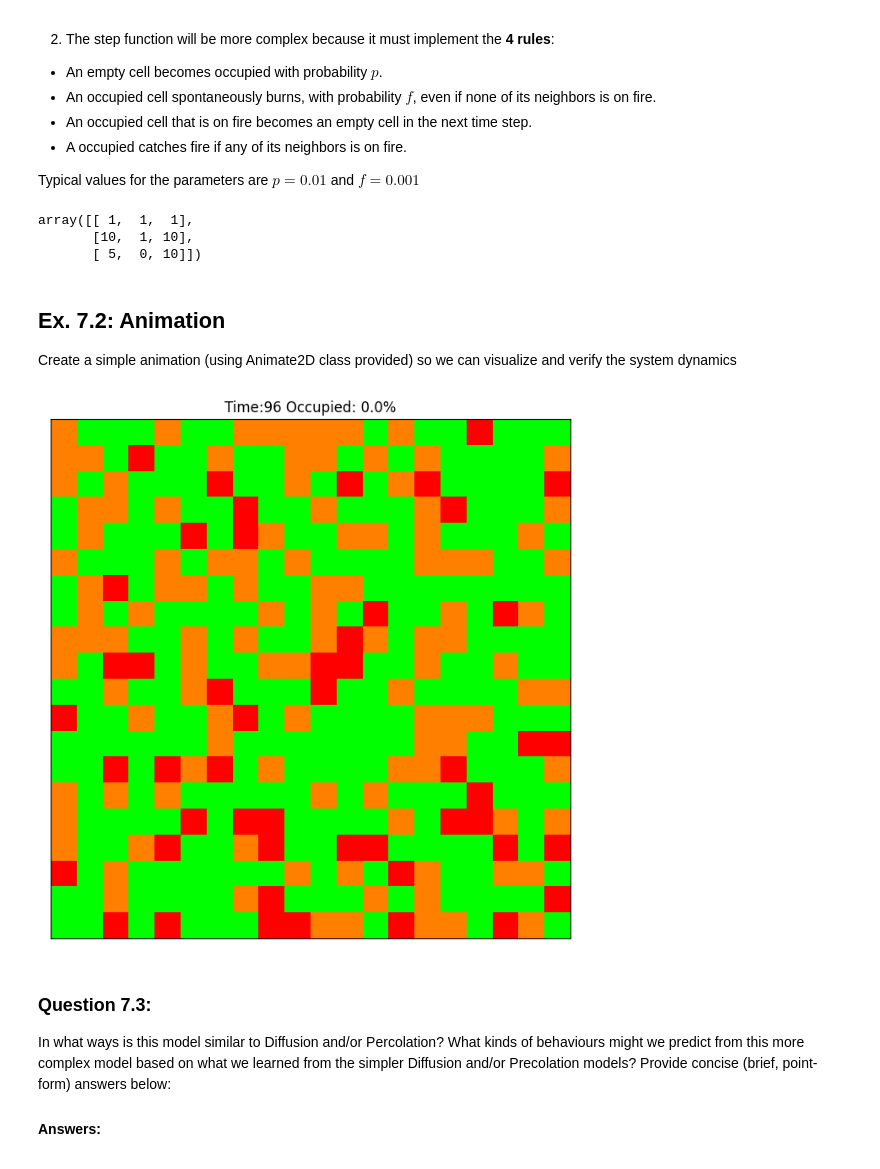
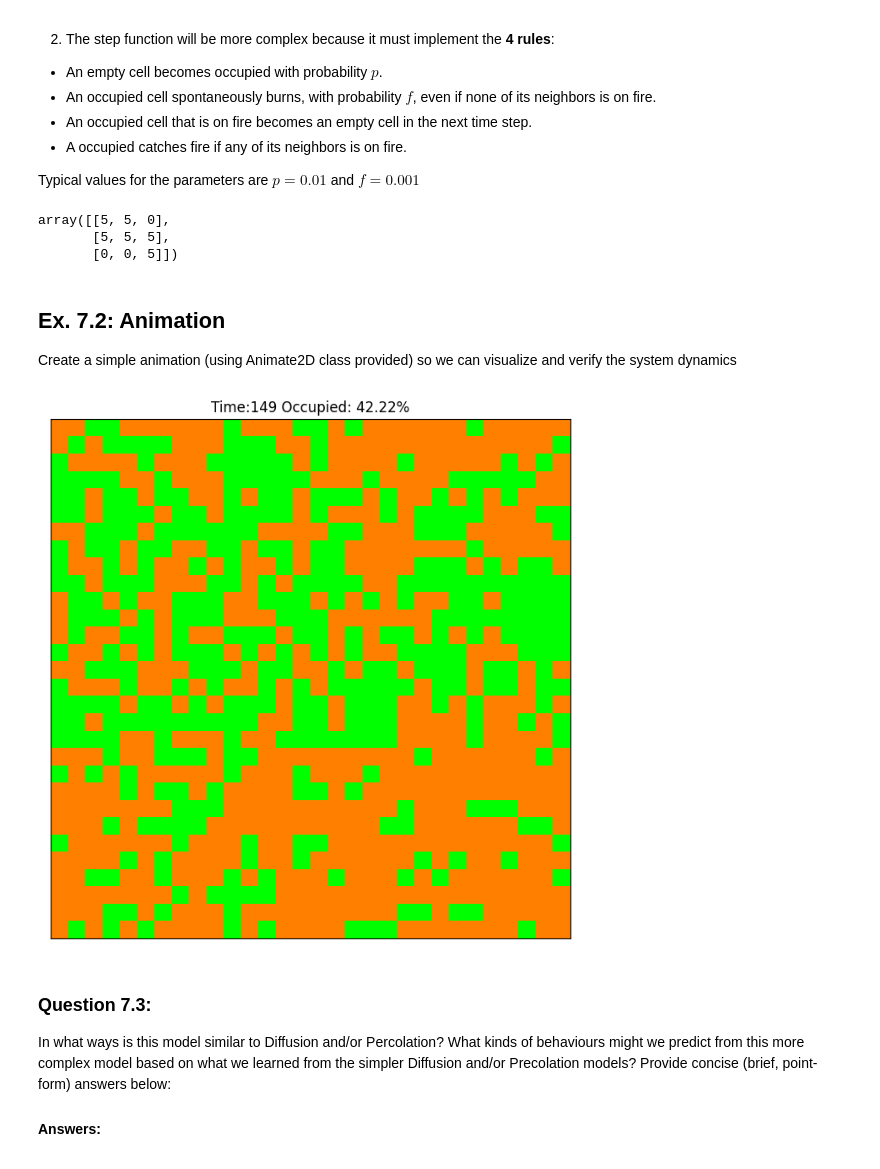
Before and after one commit to wattyven/cap-comp215, a Jupyter notebook: labs/lab08.ipynb, the cells around one changed output. Cells and saved outputs as stored; diff of their text form; code cells hidden in the pictures.

```diff
--- a/labs/lab08.ipynb
+++ b/labs/lab08.ipynb
@@ -53,7 +53,7 @@ class Animation2D:
           for a discussion of the pros and cons of various animation techniques in jupyter notebooks
     """
 
-    def __init__(self, model, frames=50, steps_per_frame=1, figsize=(8, 8)):
+    def __init__(self, model, frames=150, steps_per_frame=1, figsize=(8, 8)):
         """
         :param model: the simulation object to animate, with step() and draw(axes, step) methods
         :param frames: number of animation frames to generate
@@ -128,9 +128,9 @@ class ForestFire:
     forest_colour_map = matplotlib.colors.ListedColormap(cmap)
 
     # TODO: define a sensible correlation kernel
-    kernel = np.array([[0, 0, 0],
-                       [0, 0, 0],
-                       [0, 0, 0]])
+    kernel = np.array([[0, 1, 0],
+                       [1, 0, 1],
+                       [0, 1, 0]])
 
 
     def __init__(self, n, p=0.01, f=0.001, q=0.5):
@@ -153,7 +153,7 @@ class ForestFire:
         # Tips: develop 1 rule at a time, in the order above, leaving fire spread (correlation) till last.
         #       Compute each rule in 2 steps: (1) identify which cells the rule applies to; (2) update those cells.
         #       Use the next code block, below, to test as you go.
-        self.FIRE = 10 # we'll be using this later with sp.signal.correlate2d
+        # self.FIRE = 10
         hotspots = np.where(self.state == self.FIRE) # find all cells that are on fire, we'll use these later
         # let's seed those empty cells with a probability of p
         self.state[np.where(self.state == self.EMPTY)] = np.random.choice([self.OCCUPIED, self.EMPTY], size=len(np.where(self.state == self.EMPTY)[0]), p=[self.p, 1 - self.p])
@@ -161,7 +161,7 @@ class ForestFire:
         self.state[np.where(self.state == self.OCCUPIED)] = np.random.choice([self.OCCUPIED, self.FIRE], size=len(np.where(self.state == self.OCCUPIED)[0]), p=[1 - self.f, self.f])
         # if an occupied cell is adjacent to a fire cell, it catches fire
         fire_check = sp.signal.correlate2d(self.state, self.kernel, mode='same', boundary='wrap')
-        alight = (self.state == self.OCCUPIED) & (fire_check > 0)
+        alight = (self.state == self.OCCUPIED) & (fire_check > 4)
         self.state[alight] = self.FIRE
         # set our hotspots to empty as our trees have burned down
         self.state[hotspots] = self.EMPTY
@@ -170,7 +170,7 @@ class ForestFire:
 
     def num_occupied(self):
         """ return the number of cells occupied by forest """
-        return 0  # TODO: count the number of forested cells.
+        return np.sum(self.state == self.OCCUPIED)
 
 
     def pct_occupied(self):
@@ -196,21 +196,21 @@ m.state = np.array([             # set the state matrix to a known value for tes
 m.step()                          # test the method you are working on and print some useful indicator
 pprint(m.state)
 # %% [output]
-array([[ 1,  1,  1],
-       [10,  1, 10],
-       [ 5,  0, 10]])
+array([[5, 5, 0],
+       [5, 5, 5],
+       [0, 0, 5]])
 # %% [markdown]
 ## Ex. 7.2: Animation
 Create a simple animation (using Animate2D class provided) so we can visualize and verify the system dynamics
 # %%
 # Ex. 7.2 here
 #  Suggestions: use a small grid (e.g., 20x20)  and
 #               a short animation (100 frames) with interval=0.3, to slow it down so you can inspect its behaviour
 
-fire = Animation2D(ForestFire(20, p=0.5, f=0.2), frames=100, steps_per_frame=1)
+fire = Animation2D(ForestFire(30))
 fire.animate(interval=0.3)
 # %% [output]
-[figure, old version]
+[figure, new version]
 # %% [markdown]
 ### Question 7.3:
 In what ways is this model similar to Diffusion and/or Percolation?
```
